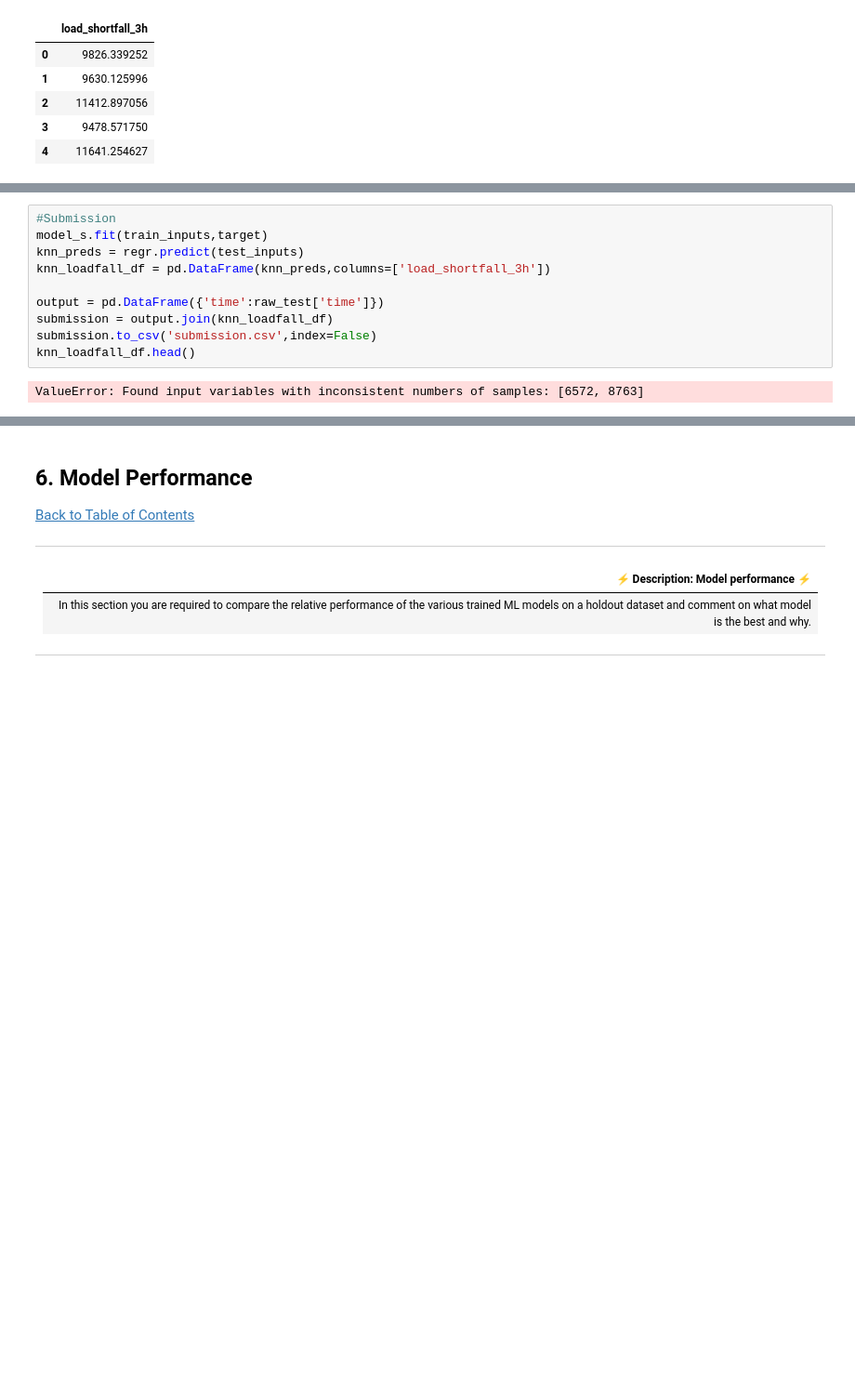
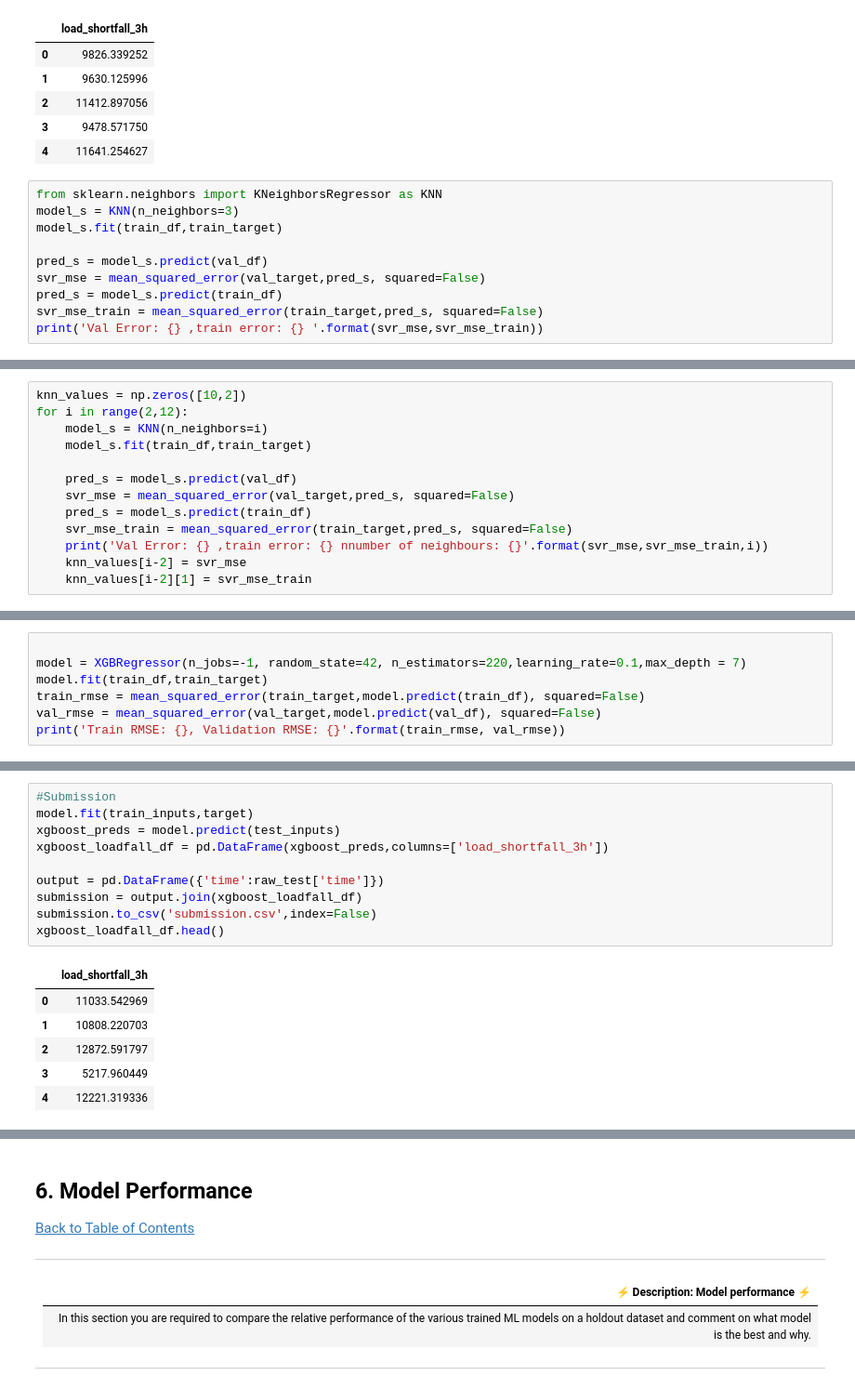
Before and after one commit to Emmantheo/Team-JM2-Starter-Notebook, a Jupyter notebook: starter-notebook.ipynb, the cells around one changed output, grey strips where cells are left out. Shown at 93% size. Drawn from its saved outputs; the diff is of its cells as text; blank space fills up the shorter version.

Commit message:
XGBoost
XGBoost with optimizations

```diff
--- a/starter-notebook.ipynb
+++ b/starter-notebook.ipynb
@@ -708,3 +777,13 @@ regr_loadfall_df.head()
 | 2 | 11412.897056 |
 | 3 | 9478.571750 |
 | 4 | 11641.254627 |
+# %%
+from sklearn.neighbors import KNeighborsRegressor as KNN
+model_s = KNN(n_neighbors=3)
+model_s.fit(train_df,train_target)
+
+pred_s = model_s.predict(val_df)
+svr_mse = mean_squared_error(val_target,pred_s, squared=False)
+pred_s = model_s.predict(train_df)
+svr_mse_train = mean_squared_error(train_target,pred_s, squared=False)
+print('Val Error: {} ,train error: {} '.format(svr_mse,svr_mse_train))
@@ -710,0 +808,13 @@ regr_loadfall_df.head()
+# %%
+knn_values = np.zeros([10,2])
+for i in range(2,12):
+    model_s = KNN(n_neighbors=i)
+    model_s.fit(train_df,train_target)
+
+    pred_s = model_s.predict(val_df)
+    svr_mse = mean_squared_error(val_target,pred_s, squared=False)
+    pred_s = model_s.predict(train_df)
+    svr_mse_train = mean_squared_error(train_target,pred_s, squared=False)
+    print('Val Error: {} ,train error: {} nnumber of neighbours: {}'.format(svr_mse,svr_mse_train,i))
+    knn_values[i-2] = svr_mse
+    knn_values[i-2][1] = svr_mse_train
@@ -738,0 +844,7 @@ NameError: name 'keras' is not defined
+# %%
+
+model = XGBRegressor(n_jobs=-1, random_state=42, n_estimators=220,learning_rate=0.1,max_depth = 7)
+model.fit(train_df,train_target)
+train_rmse = mean_squared_error(train_target,model.predict(train_df), squared=False)
+val_rmse = mean_squared_error(val_target,model.predict(val_df), squared=False)
+print('Train RMSE: {}, Validation RMSE: {}'.format(train_rmse, val_rmse))
@@ -739,12 +860,17 @@ NameError: name 'keras' is not defined
 # %%
 #Submission
-model_s.fit(train_inputs,target)
-knn_preds = regr.predict(test_inputs)
-knn_loadfall_df = pd.DataFrame(knn_preds,columns=['load_shortfall_3h'])
+model.fit(train_inputs,target)
+xgboost_preds = model.predict(test_inputs)
+xgboost_loadfall_df = pd.DataFrame(xgboost_preds,columns=['load_shortfall_3h'])
 
 output = pd.DataFrame({'time':raw_test['time']})
-submission = output.join(knn_loadfall_df)
+submission = output.join(xgboost_loadfall_df)
 submission.to_csv('submission.csv',index=False)
-knn_loadfall_df.head()
+xgboost_loadfall_df.head()
 # %% [output]
-ValueError: Found input variables with inconsistent numbers of samples: [6572, 8763]
+|  | load_shortfall_3h |
+| 0 | 11033.542969 |
+| 1 | 10808.220703 |
+| 2 | 12872.591797 |
+| 3 | 5217.960449 |
+| 4 | 12221.319336 |
```
Also changed, not shown: parts of 17 cells of this notebook, 2 other files.
